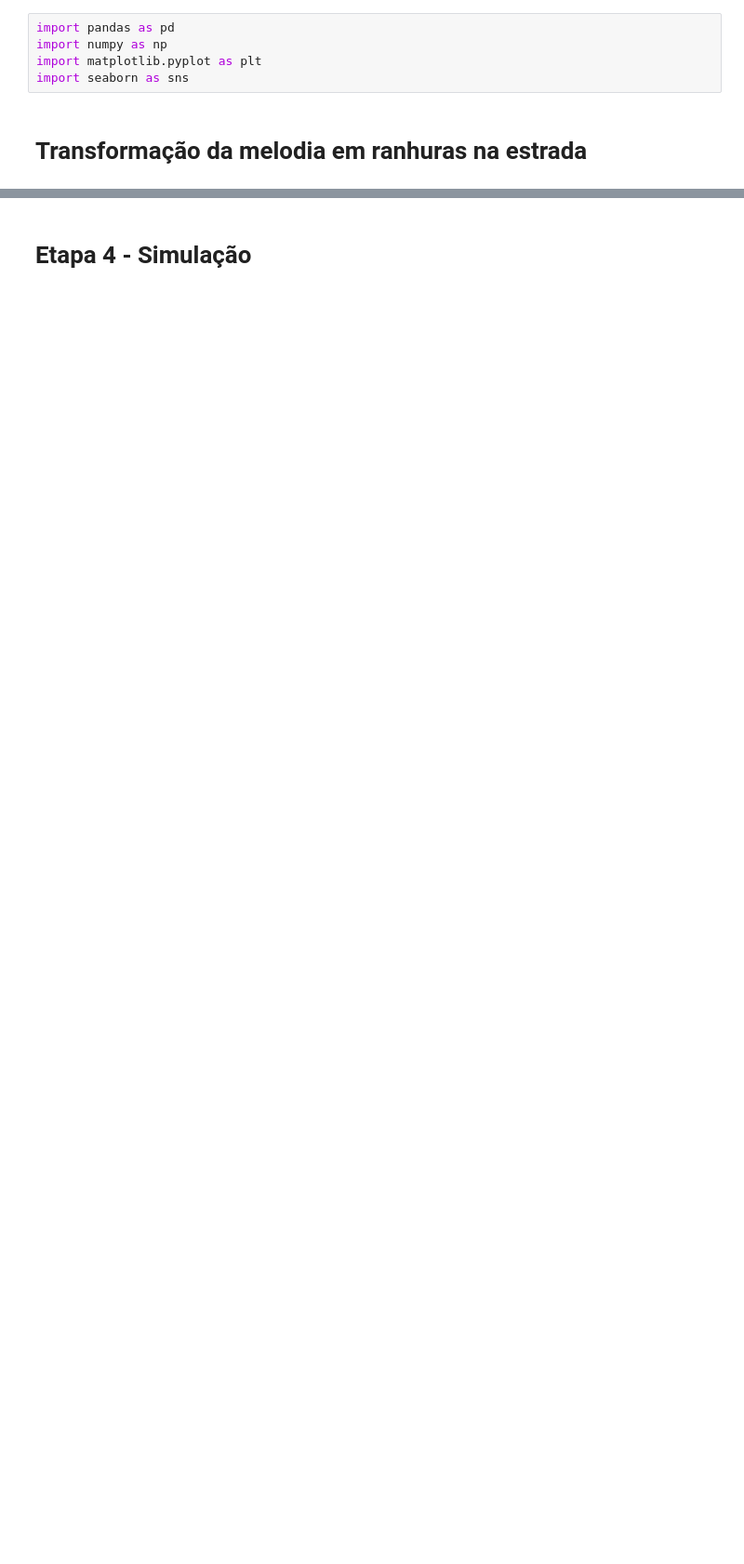
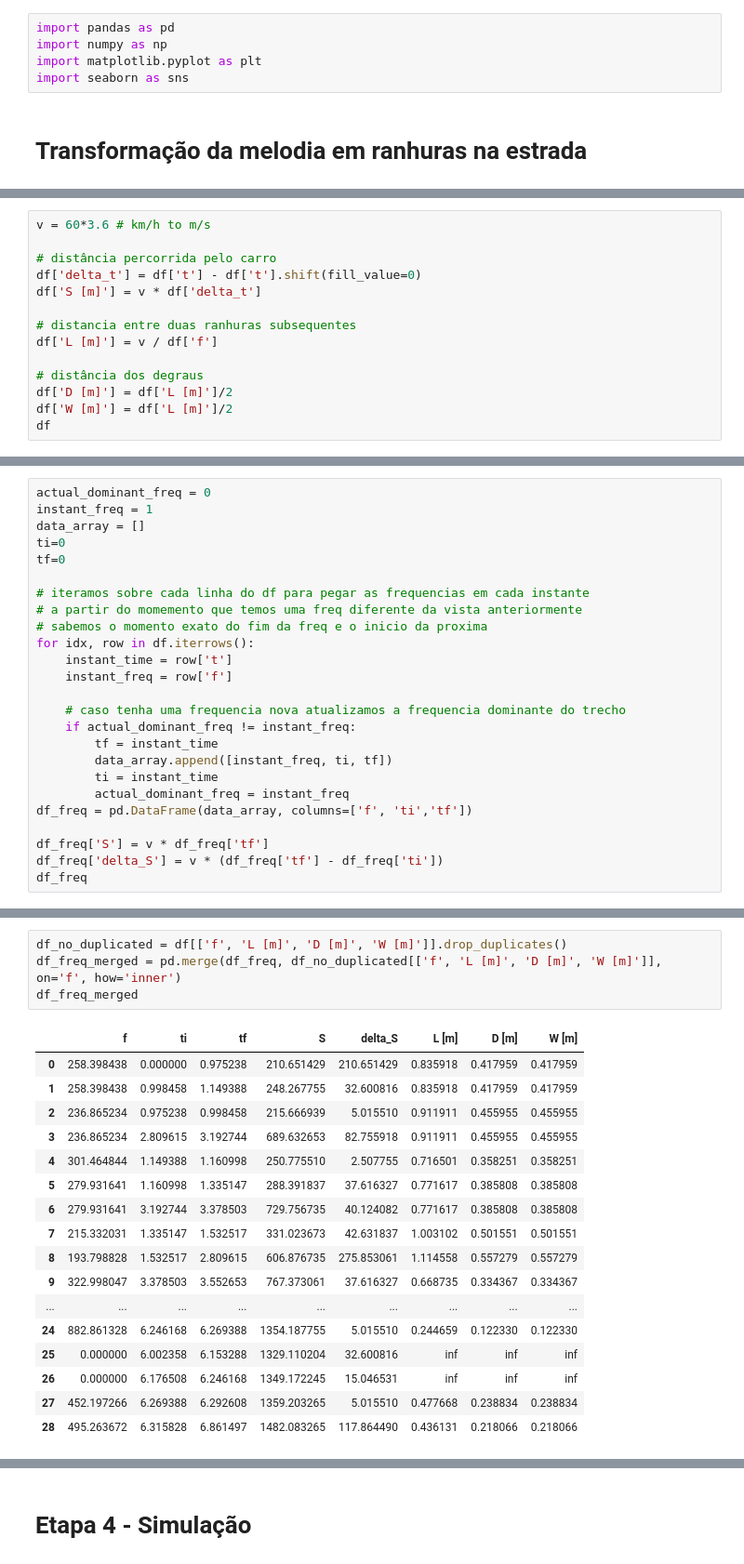
Before and after one commit to murillostein/projeto-vibracoes, a Jupyter notebook: 01_definicao_faixa_sonora.ipynb, the cells around one changed output, grey strips where cells are left out. Shown at 93% size. Drawn from its saved outputs; the diff is of its cells as text; blank space fills up the shorter version.

```diff
--- a/01_definicao_faixa_sonora.ipynb
+++ b/01_definicao_faixa_sonora.ipynb
@@ -71,0 +145,14 @@ plt.show()
+# %%
+v = 60*3.6 # km/h to m/s
+
+# distância percorrida pelo carro
+df['delta_t'] = df['t'] - df['t'].shift(fill_value=0)
+df['S [m]'] = v * df['delta_t']
+
+# distancia entre duas ranhuras subsequentes
+df['L [m]'] = v / df['f']
+
+# distância dos degraus
+df['D [m]'] = df['L [m]']/2
+df['W [m]'] = df['L [m]']/2
+df
@@ -71,0 +180,25 @@ plt.show()
+# %%
+actual_dominant_freq = 0
+instant_freq = 1
+data_array = []
+ti=0
+tf=0
+
+# iteramos sobre cada linha do df para pegar as frequencias em cada instante
+# a partir do momemento que temos uma freq diferente da vista anteriormente
+# sabemos o momento exato do fim da freq e o inicio da proxima
+for idx, row in df.iterrows():
+    instant_time = row['t']
+    instant_freq = row['f']
+
+    # caso tenha uma frequencia nova atualizamos a frequencia dominante do trecho
+    if actual_dominant_freq != instant_freq:
+        tf = instant_time
+        data_array.append([instant_freq, ti, tf])
+        ti = instant_time
+        actual_dominant_freq = instant_freq
+df_freq = pd.DataFrame(data_array, columns=['f', 'ti','tf'])
+
+df_freq['S'] = v * df_freq['tf']
+df_freq['delta_S'] = v * (df_freq['tf'] - df_freq['ti'])
+df_freq
@@ -71,0 +223,22 @@ plt.show()
+# %%
+df_no_duplicated = df[['f', 'L [m]', 'D [m]', 'W [m]']].drop_duplicates()
+df_freq_merged = pd.merge(df_freq, df_no_duplicated[['f', 'L [m]', 'D [m]', 'W [m]']], on='f', how='inner')
+df_freq_merged
+# %% [output]
+|  | f | ti | tf | S | delta_S | L [m] | D [m] | W [m] |
+| 0 | 258.398438 | 0.000000 | 0.975238 | 210.651429 | 210.651429 | 0.835918 | 0.417959 | 0.417959 |
+| 1 | 258.398438 | 0.998458 | 1.149388 | 248.267755 | 32.600816 | 0.835918 | 0.417959 | 0.417959 |
+| 2 | 236.865234 | 0.975238 | 0.998458 | 215.666939 | 5.015510 | 0.911911 | 0.455955 | 0.455955 |
+| 3 | 236.865234 | 2.809615 | 3.192744 | 689.632653 | 82.755918 | 0.911911 | 0.455955 | 0.455955 |
+| 4 | 301.464844 | 1.149388 | 1.160998 | 250.775510 | 2.507755 | 0.716501 | 0.358251 | 0.358251 |
+| 5 | 279.931641 | 1.160998 | 1.335147 | 288.391837 | 37.616327 | 0.771617 | 0.385808 | 0.385808 |
+| 6 | 279.931641 | 3.192744 | 3.378503 | 729.756735 | 40.124082 | 0.771617 | 0.385808 | 0.385808 |
+| 7 | 215.332031 | 1.335147 | 1.532517 | 331.023673 | 42.631837 | 1.003102 | 0.501551 | 0.501551 |
+| 8 | 193.798828 | 1.532517 | 2.809615 | 606.876735 | 275.853061 | 1.114558 | 0.557279 | 0.557279 |
+| 9 | 322.998047 | 3.378503 | 3.552653 | 767.373061 | 37.616327 | 0.668735 | 0.334367 | 0.334367 |
+| ... | ... | ... | ... | ... | ... | ... | ... | ... |
+| 24 | 882.861328 | 6.246168 | 6.269388 | 1354.187755 | 5.015510 | 0.244659 | 0.122330 | 0.122330 |
+| 25 | 0.000000 | 6.002358 | 6.153288 | 1329.110204 | 32.600816 | inf | inf | inf |
+| 26 | 0.000000 | 6.176508 | 6.246168 | 1349.172245 | 15.046531 | inf | inf | inf |
+| 27 | 452.197266 | 6.269388 | 6.292608 | 1359.203265 | 5.015510 | 0.477668 | 0.238834 | 0.238834 |
+| 28 | 495.263672 | 6.315828 | 6.861497 | 1482.083265 | 117.864490 | 0.436131 | 0.218066 | 0.218066 |
```
Also changed, not shown: parts of 21 cells of this notebook, 1 other file.
